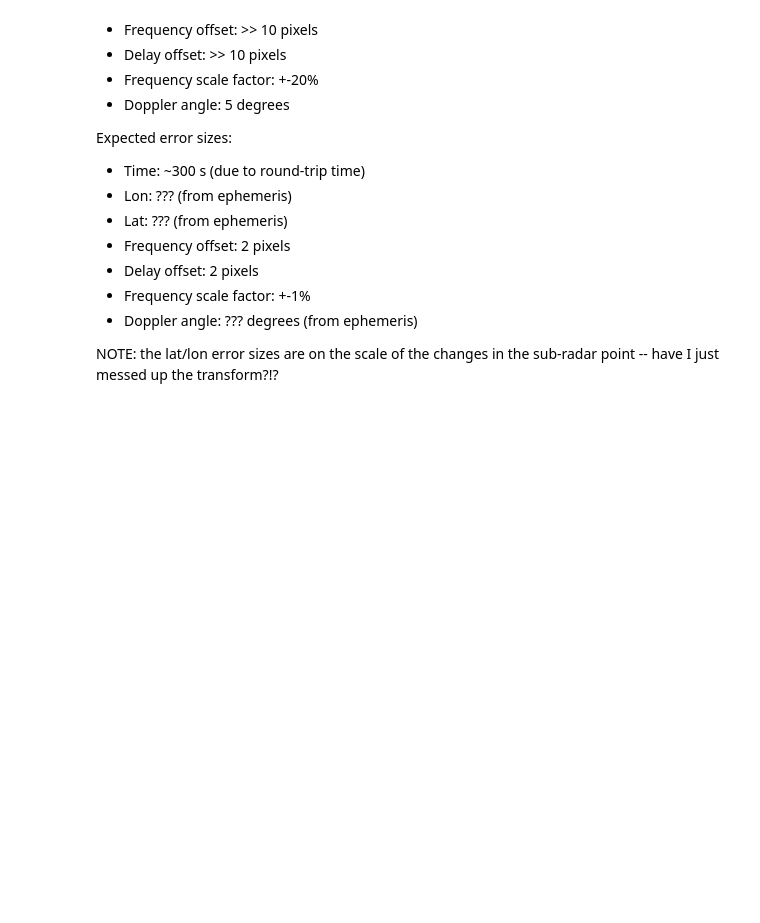
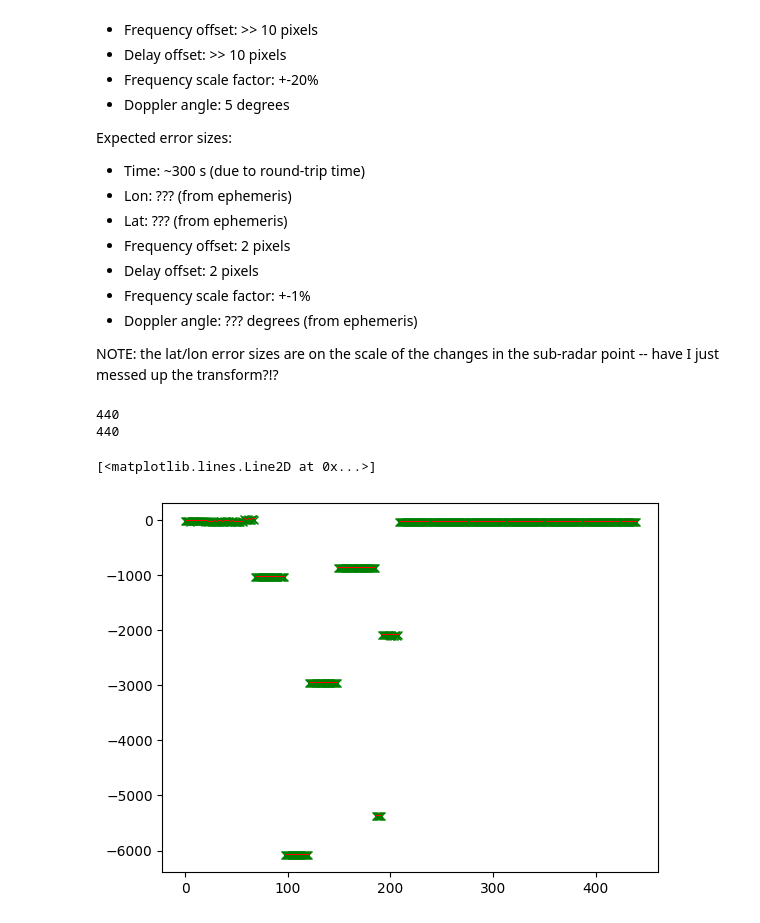
Before and after one commit to thandal/venera, a Jupyter notebook: radar_images.ipynb, the cells around one changed output. Drawn from its saved outputs; the diff is of its cells as text; code cells hidden in the pictures; blank space fills up the shorter version.

```diff
--- a/radar_images.ipynb
+++ b/radar_images.ipynb
@@ -27,6 +27,14 @@ from matplotlib import pyplot as pl
 import numpy as np
 import os
 import pickle
+# %%
+# This method is ~5x faster than py.imsave(), and generates png files that are 50% smaller.
+import imageio
+
+def imwrite(filename, img):
+    img -= img.min()
+    img /= (img.max() / 255)
+    imageio.imwrite(filename, img.astype(np.uint8))
 # %% [markdown]
 ## Interactive script magic
 # %%
@@ -85,3 +49,6 @@ if _interactive: ## Select filename
+# %%
+if _interactive: ## Select filename
+    filename = "venus_scp_20200524_182906.img"
 # %%
 # Function: Parse the .lbl metadata file
 def parseLbl(filename):
@@ -744,7 +730,7 @@ def fitDopplerDelayCurve(img_b, baud, filename=None):
         img_h[rs2[valid2], cs2[valid2]] = img_h.min() / 2
         img_h[rs[valid], cs[valid]] = img_h.max() * 2
         os.makedirs(f"{ROOT_PREFIX}/FIT_TRIAGE", exist_ok=True)
-        pl.imsave(f"{ROOT_PREFIX}/FIT_TRIAGE/{filename[:-4]}_fit_{freq_offset}_{delay_offset}_{freq_scale}.png", img_h, cmap='gray')
+        imwrite(f"{ROOT_PREFIX}/FIT_TRIAGE/{filename[:-4]}_fit_{freq_offset}_{delay_offset}_{freq_scale}.png", img_h)
     return best_score, best_params
 
 
@@ -877,7 +863,7 @@ if _interactive:
                                       doppler_angle)
     Gm = np.divide(G, Gc, where=Gc>0)
     os.makedirs(f"{ROOT_PREFIX}/GLOBAL_TRIAGE", exist_ok=True)
-    pl.imsave(f"{ROOT_PREFIX}/GLOBAL_TRIAGE/{filename[:-4]}_global.png", Gm.T[::1, ::1], origin='lower')
+    imwrite(f"{ROOT_PREFIX}/GLOBAL_TRIAGE/{filename[:-4]}_global.png", Gm.T)
 
     if 1:
         pl.figure(figsize=(20, 10))
@@ -1224,3 +1233,37 @@ Expected error sizes:
 
 
 NOTE: the lat/lon error sizes are on the scale of the changes in the sub-radar point -- have I just messed up the transform?!?
+# %%
+# Parameter statistics
+
+ROLLUP_CACHE_PREFIX = ROOT_PREFIX + "ROLLUP_GOOD/"
+os.makedirs(ROLLUP_CACHE_PREFIX, exist_ok=True)
+filenames = os.listdir(ROLLUP_CACHE_PREFIX)
+ROLLUP_CACHE = {}
+for filename in filenames:
+    if not filename.endswith('.png'): continue
+    r = int(filename[33:].split('.')[0])
+    ROLLUP_CACHE[filename[:25]] = r
+
+ROLL_CACHE_PREFIX = ROOT_PREFIX + "ROLL_GOOD/"
+os.makedirs(ROLL_CACHE_PREFIX, exist_ok=True)
+filenames = os.listdir(ROLL_CACHE_PREFIX)
+ROLL_CACHE = {}
+for filename in filenames:
+    if not filename.endswith('.png'): continue
+    r = int(filename[31:].split('.')[0])
+    ROLL_CACHE[filename[:25]] = r
+
+ROLLUP_OCP = {k:v for k,v in ROLLUP_CACHE.items() if "ocp" in k}
+ROLLUP_SCP = {k:v for k,v in ROLLUP_CACHE.items() if "scp" in k}
+print(len(ROLLUP_OCP))
+print(len(ROLLUP_SCP))
+
+#pl.plot(ROLLUP_CACHE.values(), '.')
+pl.plot(ROLLUP_SCP.values(), 'gx')
+pl.plot(ROLLUP_OCP.values(), 'r,')
+# %% [output]
+440
+440
+[<matplotlib.lines.Line2D at 0x...>]
+[figure, added]
```
Also changed, not shown: parts of 12 cells of this notebook.
